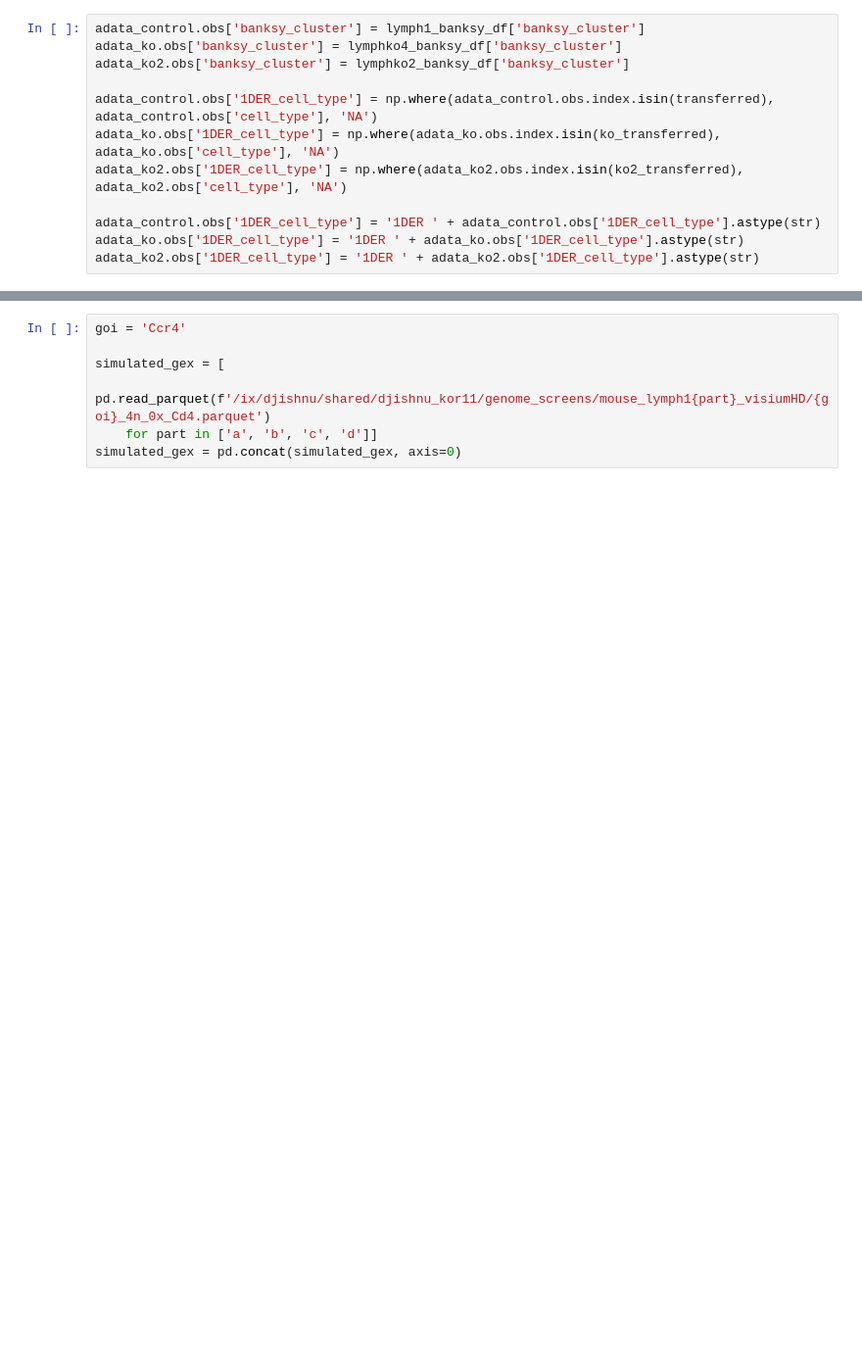
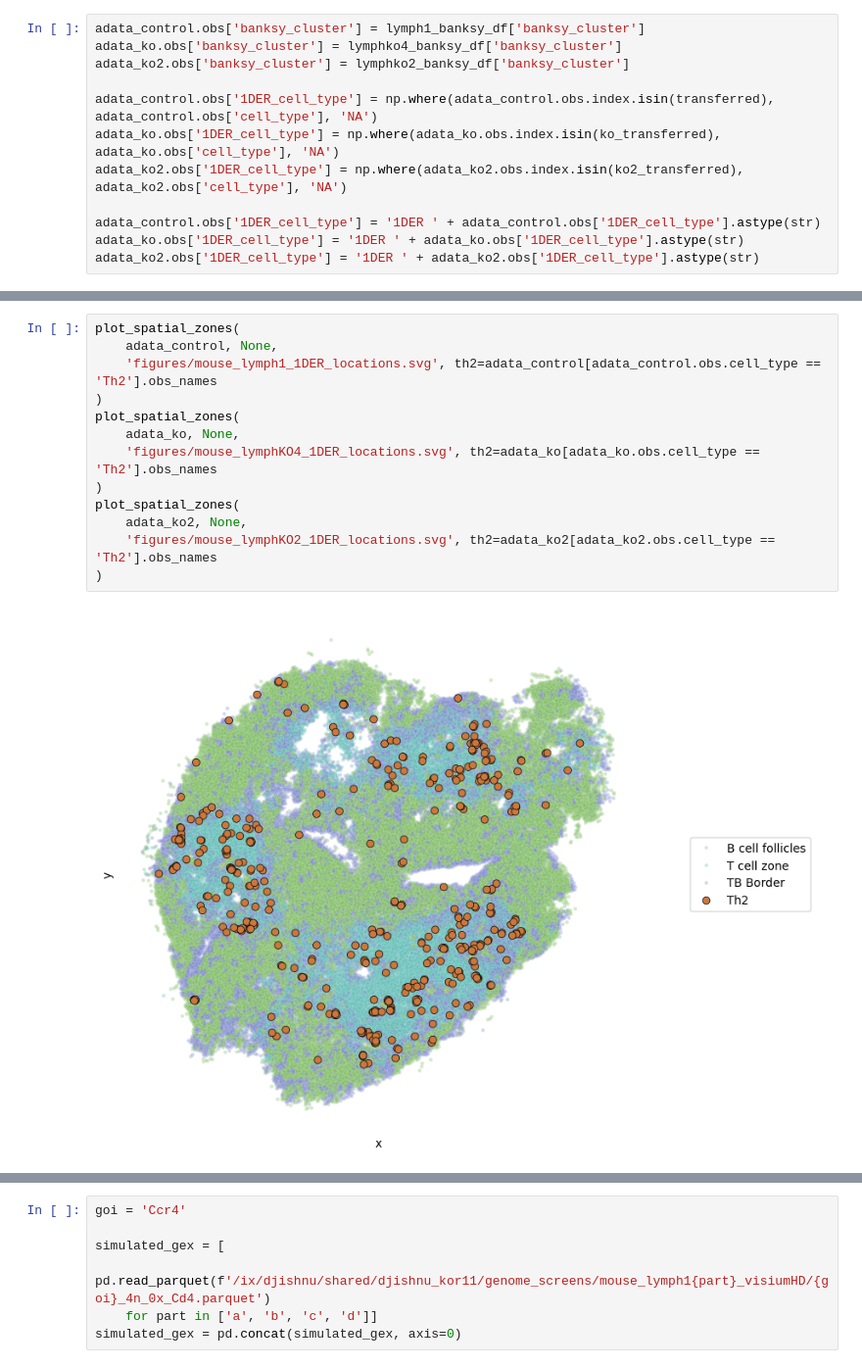
Before and after one commit to jishnu-lab/SpaceTravLR, a Jupyter notebook: manuscript/mouse_lymph_visiumHD/figures2.ipynb, the cells around one changed output, grey strips where cells are left out. Shown at 98% size. Cells and saved outputs as stored; diff of their text form; blank space fills up the shorter version.

```diff
--- a/manuscript/mouse_lymph_visiumHD/figures2.ipynb
+++ b/manuscript/mouse_lymph_visiumHD/figures2.ipynb
@@ -158,3 +161,18 @@ def plot_spatial_zones(adata, transferred, save_path, th2=None):
     ax.legend(filtered_handles, filtered_labels, loc='center left', bbox_to_anchor=(1.1, 0.5), borderaxespad=0, title=None)
     plt.savefig(save_path, dpi=300, bbox_inches='tight', transparent=True, format='svg')
     plt.show()
+# %%
+plot_spatial_zones(
+    adata_control, None,
+    'figures/mouse_lymph1_1DER_locations.svg', th2=adata_control[adata_control.obs.cell_type == 'Th2'].obs_names
+)
+plot_spatial_zones(
+    adata_ko, None,
+    'figures/mouse_lymphKO4_1DER_locations.svg', th2=adata_ko[adata_ko.obs.cell_type == 'Th2'].obs_names
+)
+plot_spatial_zones(
+    adata_ko2, None,
+    'figures/mouse_lymphKO2_1DER_locations.svg', th2=adata_ko2[adata_ko2.obs.cell_type == 'Th2'].obs_names
+)
+# %% [output]
+[figure, added]
```
Also changed, not shown: parts of 15 cells of this notebook, 27 other files.
